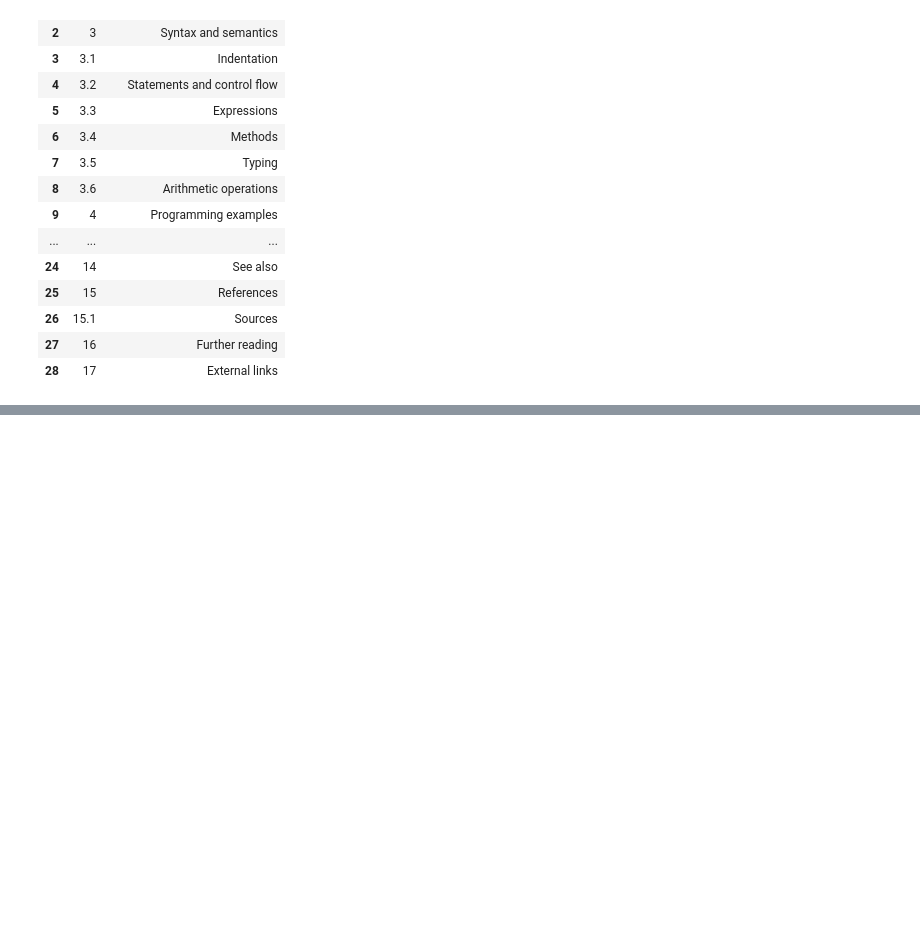
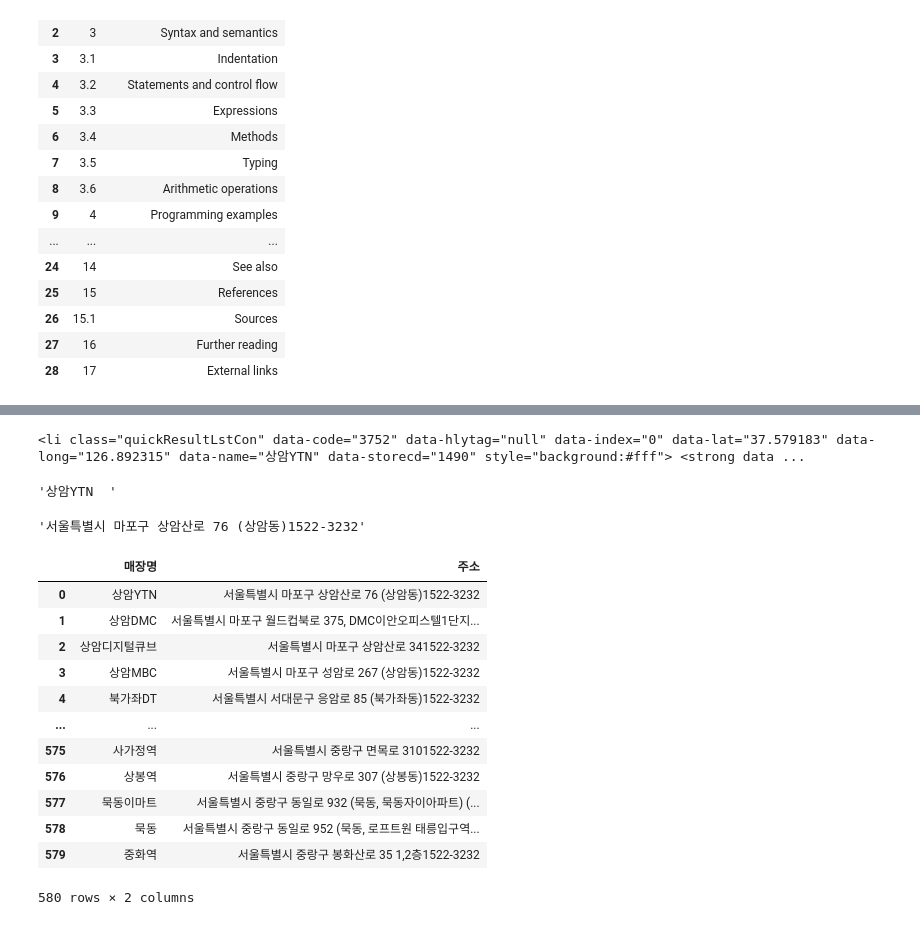
Before and after one commit to Hanbi-Kim/TextMining, a Jupyter notebook: Chapter03_WebCrawling.ipynb, the cells around one changed output, grey strips where cells are left out. Drawn from its saved outputs; the diff is of its cells as text; code cells hidden in the pictures; blank space fills up the shorter version.

```diff
--- a/Chapter03_WebCrawling.ipynb
+++ b/Chapter03_WebCrawling.ipynb
@@ -186,0 +192,4 @@ pd.DataFrame({"번호":index_list,
+# %%
+# 웹드라이브로 크롬브라우즈 띄운다.
+driver_path = "driver/chromedriver.exe"
+driver = webdriver.Chrome(executable_path=driver_path)
@@ -186,0 +210,37 @@ pd.DataFrame({"번호":index_list,
+# %%
+soup = BeautifulSoup(driver.page_source, "html.parser")
+# %%
+soup.find_all("li","quickResultLstCon")[0]
+# %% [output]
+<li class="quickResultLstCon" data-code="3752" data-hlytag="null" data-index="0" data-lat="37.579183" data-long="126.892315" data-name="상암YTN" data-storecd="1490" style="background:#fff"> <strong data ...
+# %%
+soup.find_all("li","quickResultLstCon")[0].find("strong").text
+# %% [output]
+'상암YTN  '
+# %%
+soup.find_all("li","quickResultLstCon")[0].find("p").text
+# %% [output]
+'서울특별시 마포구 상암산로 76 (상암동)1522-3232'
+# %%
+name_list = []
+address_list = []
+for i in range(len(soup.find_all("li","quickResultLstCon"))):
+    name_list.append(soup.find_all("li","quickResultLstCon")[i].find("strong").text)
+    address_list.append(soup.find_all("li","quickResultLstCon")[i].find("p").text)
+# %%
+df = pd.DataFrame({"매장명":name_list,"주소":address_list})
+df
+# %% [output]
+|  | 매장명 | 주소 |
+| 0 | 상암YTN | 서울특별시 마포구 상암산로 76 (상암동)1522-3232 |
+| 1 | 상암DMC | 서울특별시 마포구 월드컵북로 375, DMC이안오피스텔1단지... |
+| 2 | 상암디지털큐브 | 서울특별시 마포구 상암산로 341522-3232 |
+| 3 | 상암MBC | 서울특별시 마포구 성암로 267 (상암동)1522-3232 |
+| 4 | 북가좌DT | 서울특별시 서대문구 응암로 85 (북가좌동)1522-3232 |
+| ... | ... | ... |
+| 575 | 사가정역 | 서울특별시 중랑구 면목로 3101522-3232 |
+| 576 | 상봉역 | 서울특별시 중랑구 망우로 307 (상봉동)1522-3232 |
+| 577 | 묵동이마트 | 서울특별시 중랑구 동일로 932 (묵동, 묵동자이아파트) (... |
+| 578 | 묵동 | 서울특별시 중랑구 동일로 952 (묵동, 로프트원 태릉입구역... |
+| 579 | 중화역 | 서울특별시 중랑구 봉화산로 35 1,2층1522-3232 |
+580 rows × 2 columns
```
Also changed, not shown: parts of 9 cells of this notebook.
